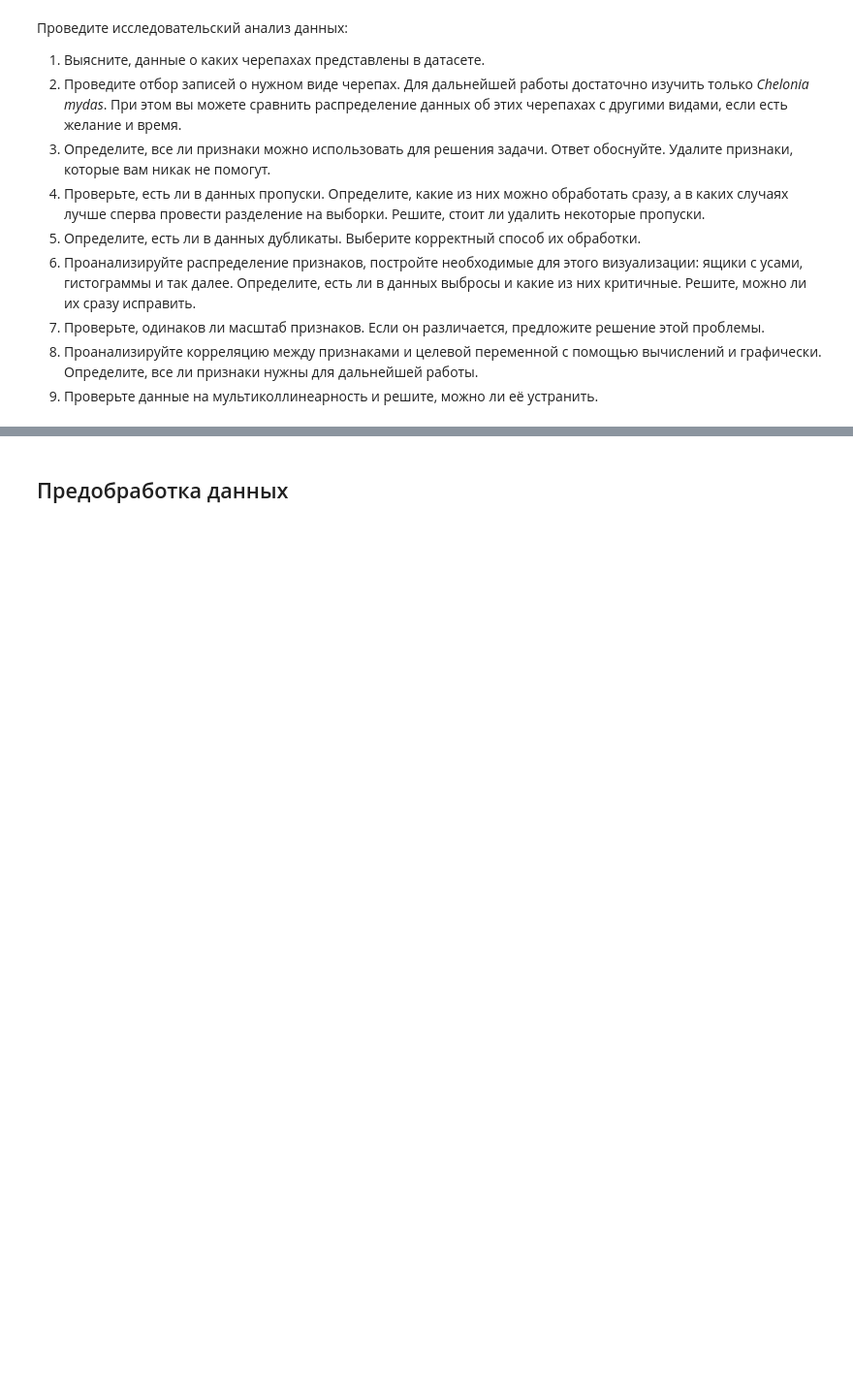
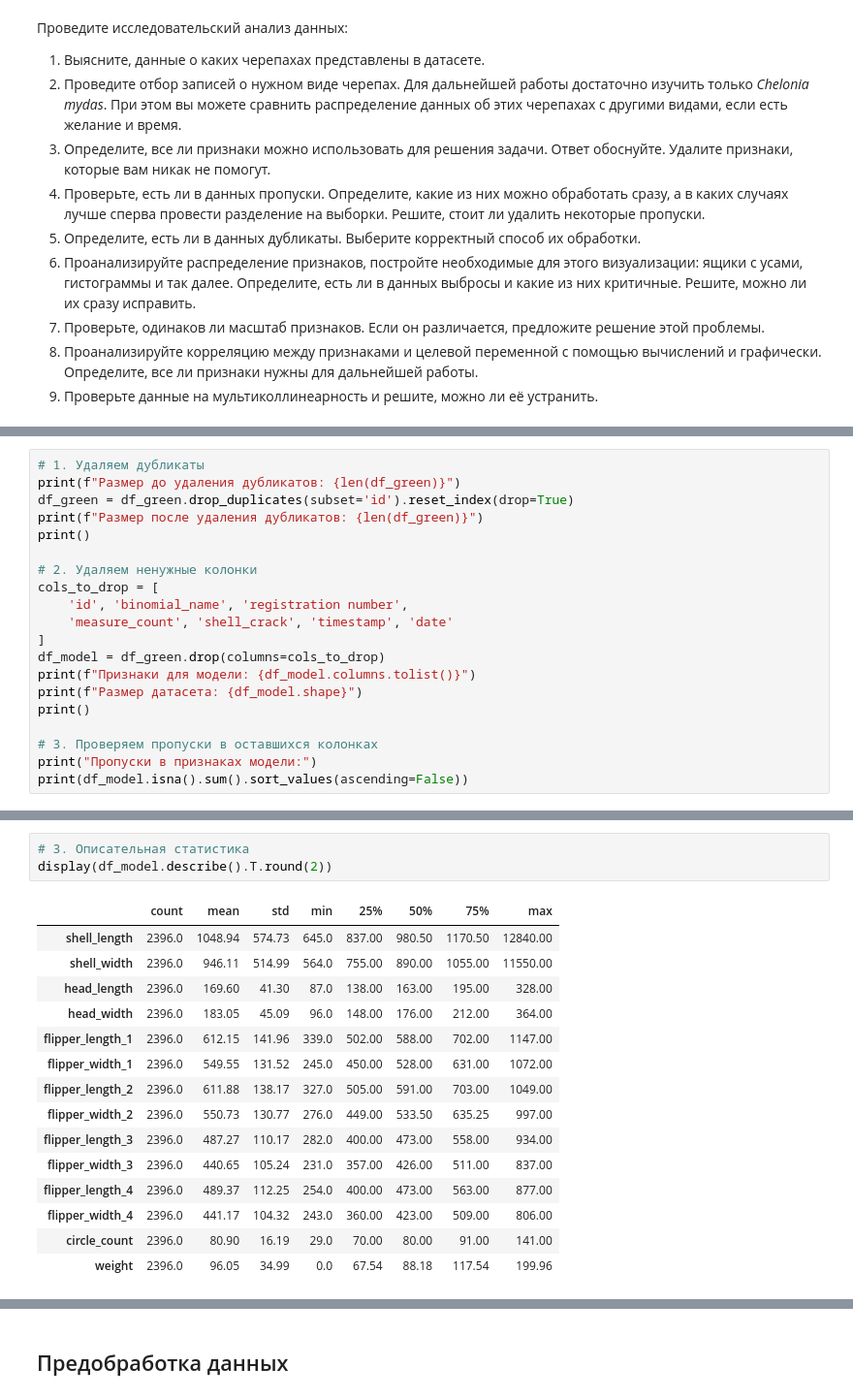
Before and after one commit to eugenii/DS_v2, a Jupyter notebook: 10_LinearR_turtles/bd4873e5-51af-44d0-99fe-71cbd1de183c.ipynb, the cells around one changed output, grey strips where cells are left out. Shown at 97% size. Drawn from its saved outputs; the diff is of its cells as text; blank space fills up the shorter version.

```diff
--- a/10_LinearR_turtles/bd4873e5-51af-44d0-99fe-71cbd1de183c.ipynb
+++ b/10_LinearR_turtles/bd4873e5-51af-44d0-99fe-71cbd1de183c.ipynb
@@ -85,0 +294,20 @@ None
+# %%
+# 1. Удаляем дубликаты
+print(f"Размер до удаления дубликатов: {len(df_green)}")
+df_green = df_green.drop_duplicates(subset='id').reset_index(drop=True)
+print(f"Размер после удаления дубликатов: {len(df_green)}")
+print()
+
+# 2. Удаляем ненужные колонки
+cols_to_drop = [
+    'id', 'binomial_name', 'registration number',
+    'measure_count', 'shell_crack', 'timestamp', 'date'
+]
+df_model = df_green.drop(columns=cols_to_drop)
+print(f"Признаки для модели: {df_model.columns.tolist()}")
+print(f"Размер датасета: {df_model.shape}")
+print()
+
+# 3. Проверяем пропуски в оставшихся колонках
+print("Пропуски в признаках модели:")
+print(df_model.isna().sum().sort_values(ascending=False))
@@ -85,0 +392,19 @@ None
+# %%
+# 3. Описательная статистика
+display(df_model.describe().T.round(2))
+# %% [output]
+|  | count | mean | std | min | 25% | 50% | 75% | max |
+| shell_length | 2396.0 | 1048.94 | 574.73 | 645.0 | 837.00 | 980.50 | 1170.50 | 12840.00 |
+| shell_width | 2396.0 | 946.11 | 514.99 | 564.0 | 755.00 | 890.00 | 1055.00 | 11550.00 |
+| head_length | 2396.0 | 169.60 | 41.30 | 87.0 | 138.00 | 163.00 | 195.00 | 328.00 |
+| head_width | 2396.0 | 183.05 | 45.09 | 96.0 | 148.00 | 176.00 | 212.00 | 364.00 |
+| flipper_length_1 | 2396.0 | 612.15 | 141.96 | 339.0 | 502.00 | 588.00 | 702.00 | 1147.00 |
+| flipper_width_1 | 2396.0 | 549.55 | 131.52 | 245.0 | 450.00 | 528.00 | 631.00 | 1072.00 |
+| flipper_length_2 | 2396.0 | 611.88 | 138.17 | 327.0 | 505.00 | 591.00 | 703.00 | 1049.00 |
+| flipper_width_2 | 2396.0 | 550.73 | 130.77 | 276.0 | 449.00 | 533.50 | 635.25 | 997.00 |
+| flipper_length_3 | 2396.0 | 487.27 | 110.17 | 282.0 | 400.00 | 473.00 | 558.00 | 934.00 |
+| flipper_width_3 | 2396.0 | 440.65 | 105.24 | 231.0 | 357.00 | 426.00 | 511.00 | 837.00 |
+| flipper_length_4 | 2396.0 | 489.37 | 112.25 | 254.0 | 400.00 | 473.00 | 563.00 | 877.00 |
+| flipper_width_4 | 2396.0 | 441.17 | 104.32 | 243.0 | 360.00 | 423.00 | 509.00 | 806.00 |
+| circle_count | 2396.0 | 80.90 | 16.19 | 29.0 | 70.00 | 80.00 | 91.00 | 141.00 |
+| weight | 2396.0 | 96.05 | 34.99 | 0.0 | 67.54 | 88.18 | 117.54 | 199.96 |
```
Also changed, not shown: parts of 27 cells of this notebook, 1 other file.
